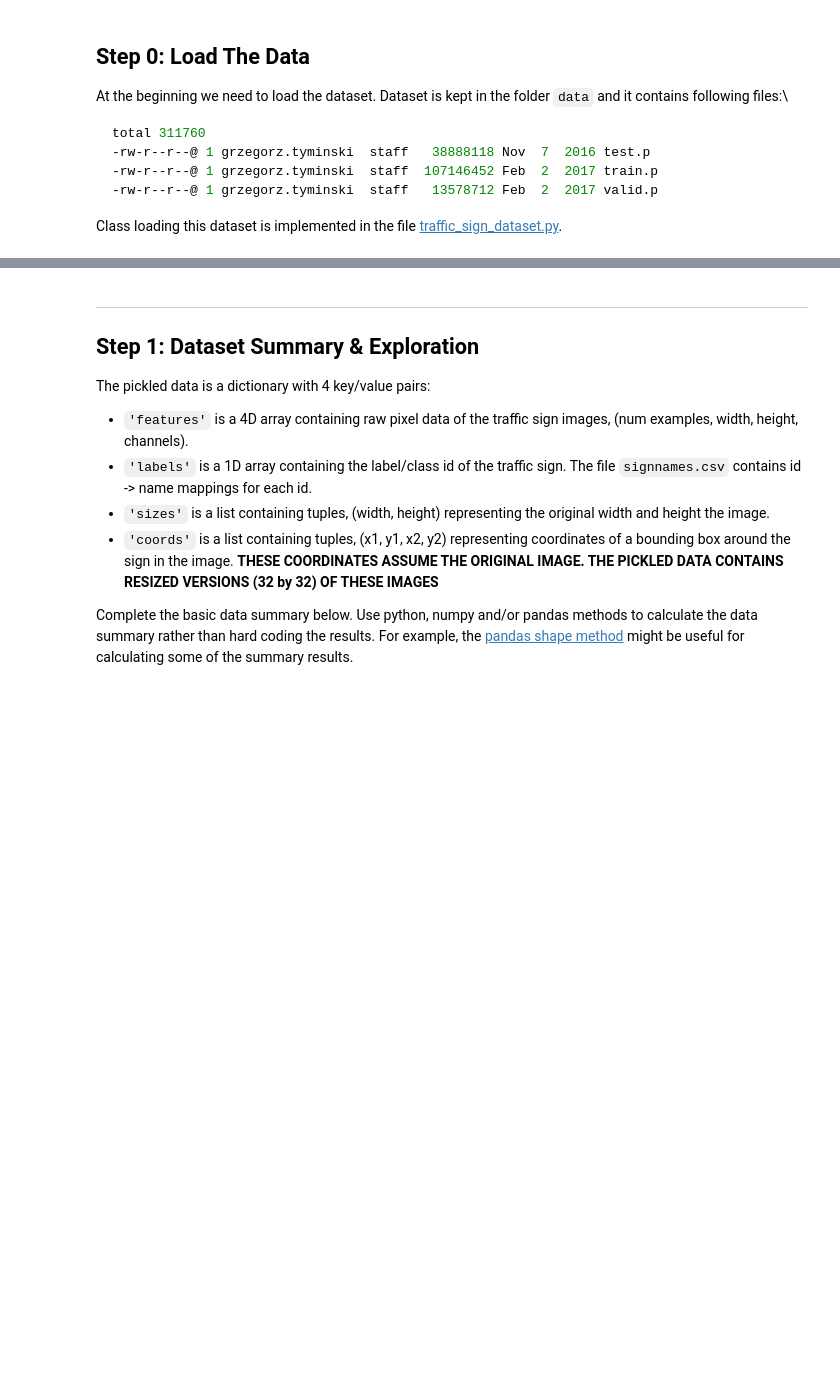
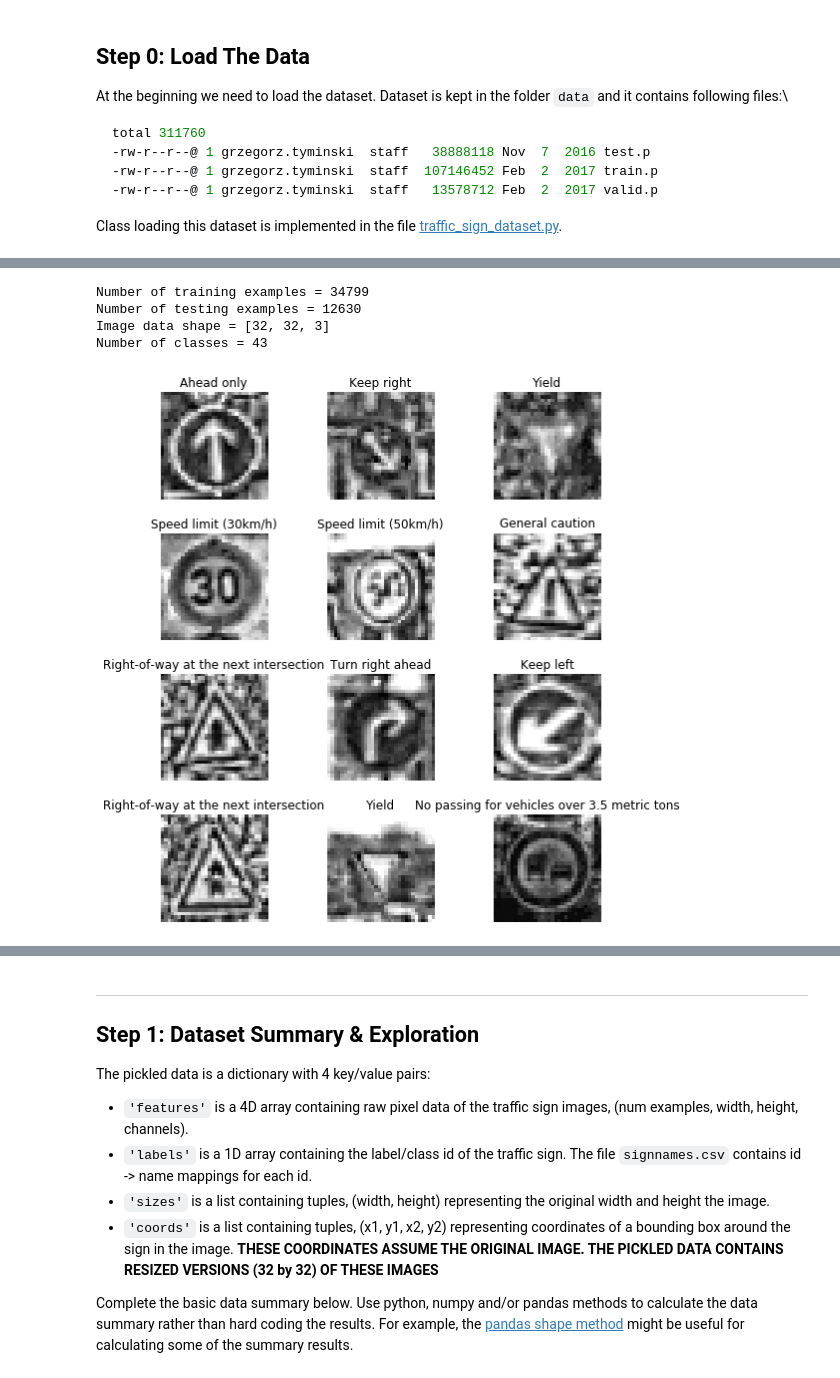
Before and after one commit to gregtyminski/Traffic-Sign-Classifier, a Jupyter notebook: Traffic_Sign_Classifier.ipynb, the cells around one changed output, grey strips where cells are left out. Drawn from its saved outputs; the diff is of its cells as text; code cells hidden in the pictures; blank space fills up the shorter version.

Commit message:
various networks trained incl. data augmentation

```diff
--- a/Traffic_Sign_Classifier.ipynb
+++ b/Traffic_Sign_Classifier.ipynb
@@ -102,0 +120,43 @@ Test Accuracy = 0.895
+# %%
+from traffic_sign_dataset import TrafficData
+
+# initiate and load dataset
+dataset = TrafficData()
+
+# normalize dataset --> change values of pixels from 0..255 to 0..1
+dataset.normalize_data(brightness=True, grayscale=True)
+# randomize the orderd of images in dataset
+dataset.shuffle_dataset()
+
+X_train, y_train = dataset.get_training_dataset()
+X_valid, y_valid = dataset.get_validation_dataset()
+X_test, y_test = dataset.get_testing_dataset()
+# %%
+# TODO: Number of training examples
+n_train = len(X_train)
+
+# TODO: Number of validation examples
+n_validation = len(X_valid)
+
+# TODO: Number of testing examples.
+n_test = len(X_test)
+
+# TODO: What's the shape of an traffic sign image?
+image_shape = [32, 32, 3]
+
+# TODO: How many unique classes/labels there are in the dataset.
+n_classes = 43
+
+print("Number of training examples =", n_train)
+print("Number of testing examples =", n_test)
+print("Image data shape =", image_shape)
+print("Number of classes =", n_classes)
+# %% [output]
+Number of training examples = 34799
+Number of testing examples = 12630
+Image data shape = [32, 32, 3]
+Number of classes = 43
+# %%
+dataset.preview_random(grayscale=True)
+# %% [output]
+[figure, added]
```
Also changed, not shown: parts of 33 cells of this notebook, 22 other files.
